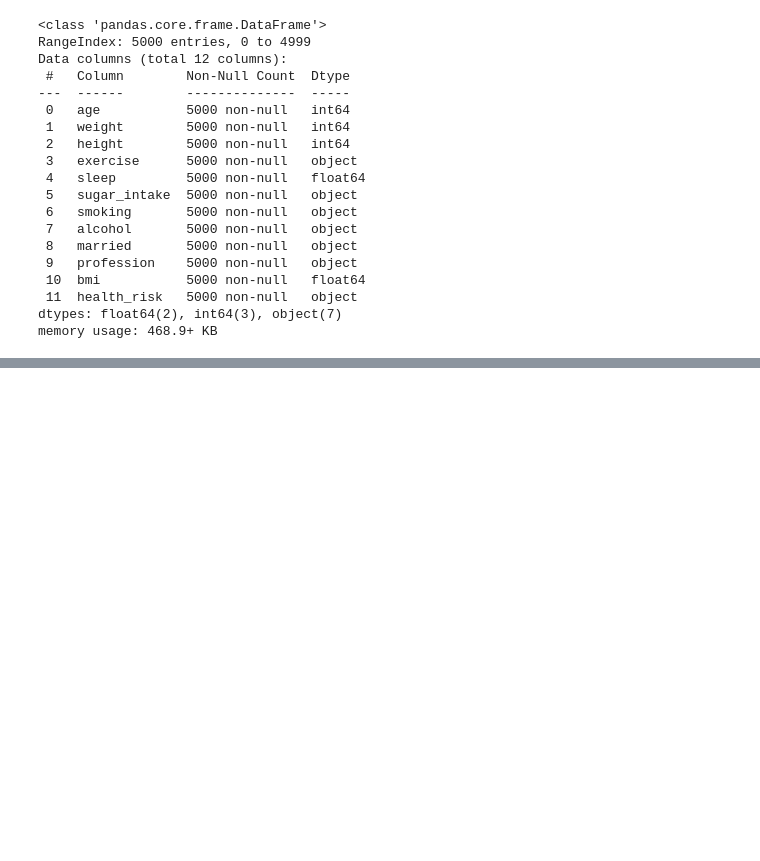
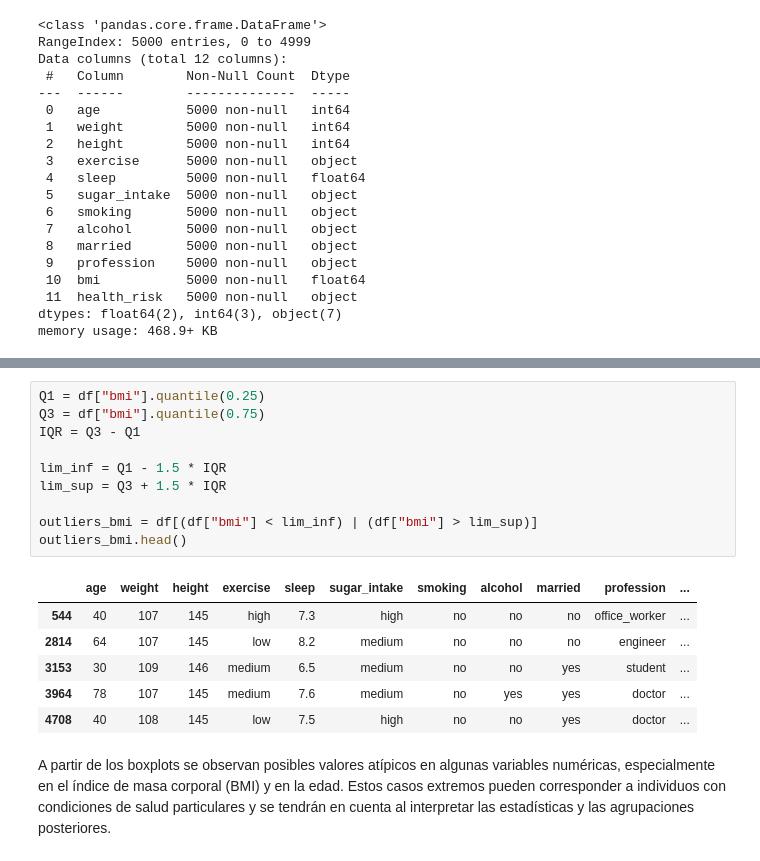
Before and after one commit to DiegoPineda08/PROYECTO-SALUD, a Jupyter notebook: notebooks/Proyecto_Salud.ipynb, the cells around one changed output, grey strips where cells are left out. Drawn from its saved outputs; the diff is of its cells as text; blank space fills up the shorter version.

Commit message:
Avance Hasta identificacion outliers

```diff
--- a/notebooks/Proyecto_Salud.ipynb
+++ b/notebooks/Proyecto_Salud.ipynb
@@ -79,0 +167,23 @@ Prueba 3
+# %%
+Q1 = df["bmi"].quantile(0.25)
+Q3 = df["bmi"].quantile(0.75)
+IQR = Q3 - Q1
+
+lim_inf = Q1 - 1.5 * IQR
+lim_sup = Q3 + 1.5 * IQR
+
+outliers_bmi = df[(df["bmi"] < lim_inf) | (df["bmi"] > lim_sup)]
+outliers_bmi.head()
+# %% [output]
+|  | age | weight | height | exercise | sleep | sugar_intake | smoking | alcohol | married | profession | ... |
+| 544 | 40 | 107 | 145 | high | 7.3 | high | no | no | no | office_worker | ... |
+| 2814 | 64 | 107 | 145 | low | 8.2 | medium | no | no | no | engineer | ... |
+| 3153 | 30 | 109 | 146 | medium | 6.5 | medium | no | no | yes | student | ... |
+| 3964 | 78 | 107 | 145 | medium | 7.6 | medium | no | yes | yes | doctor | ... |
+| 4708 | 40 | 108 | 145 | low | 7.5 | high | no | no | yes | doctor | ... |
+# %% [markdown]
+A partir de los boxplots se observan posibles valores atípicos en algunas
+variables numéricas, especialmente en el índice de masa corporal (BMI) y en la
+edad. Estos casos extremos pueden corresponder a individuos con condiciones de
+salud particulares y se tendrán en cuenta al interpretar las estadísticas y las
+agrupaciones posteriores.
```
Also changed, not shown: parts of 23 cells of this notebook.
